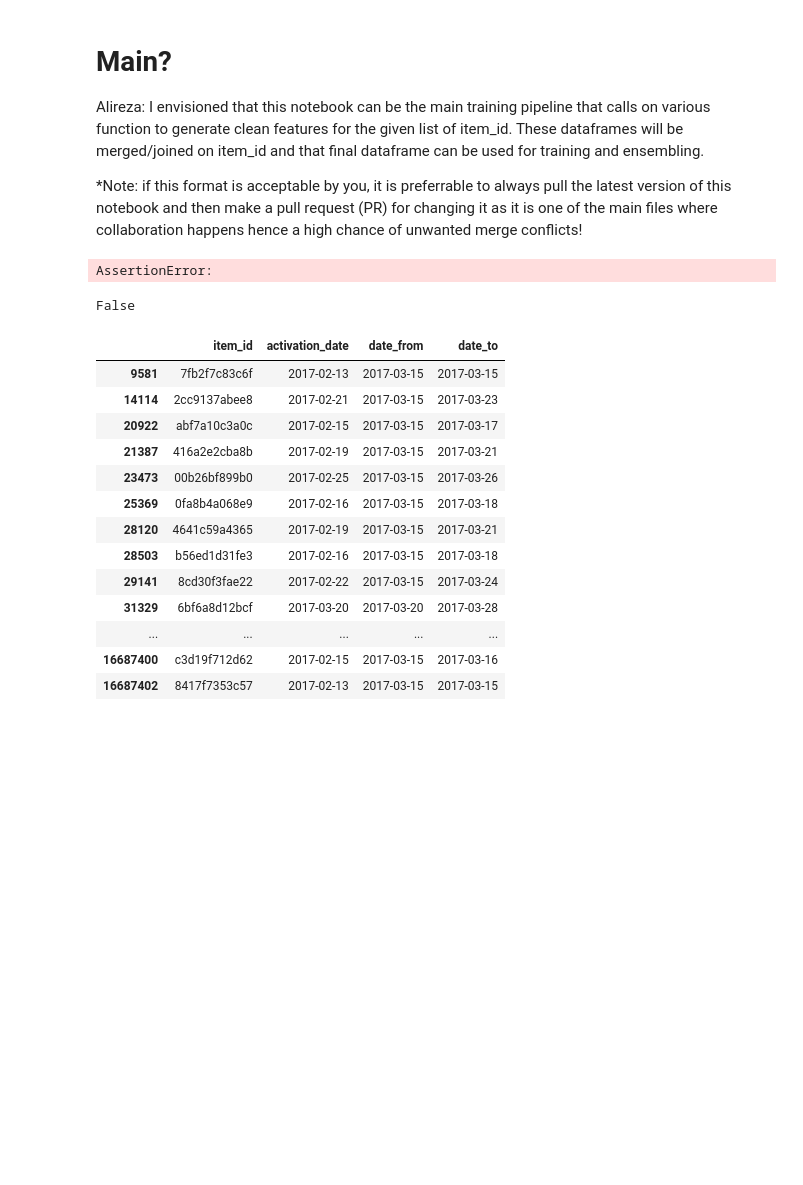
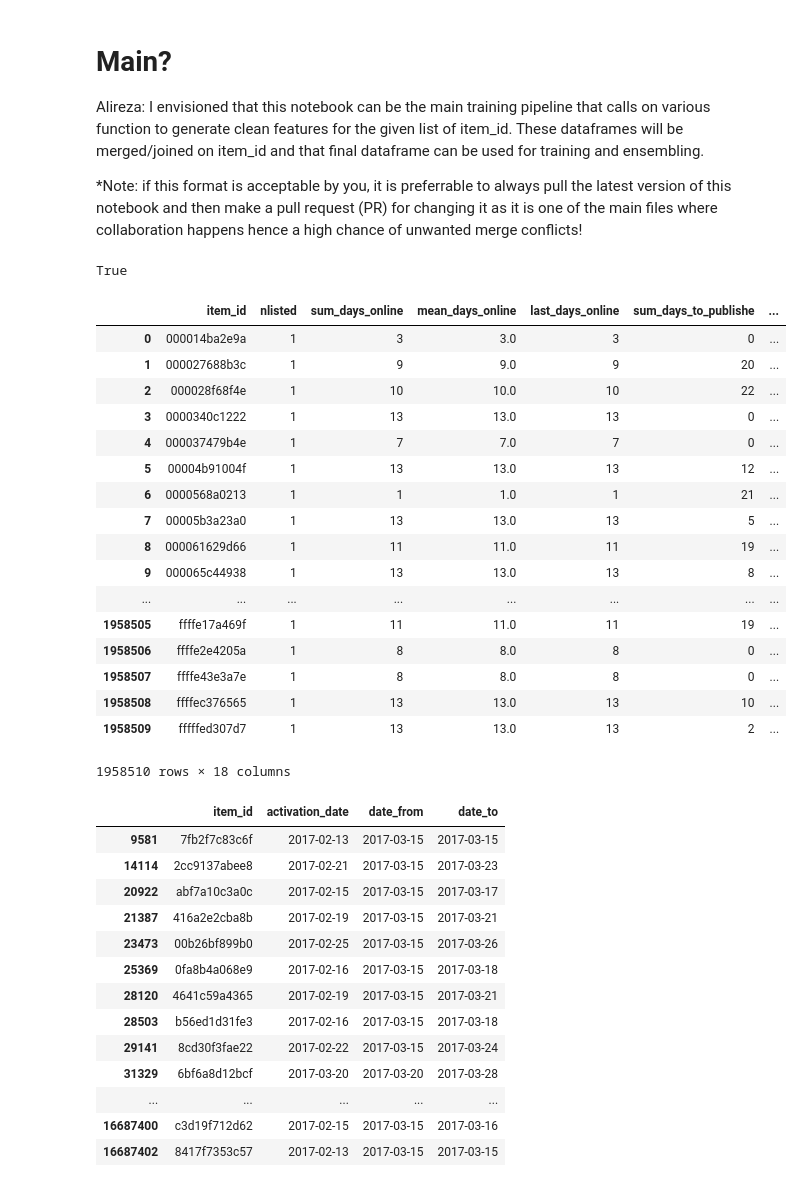
Before and after one commit to albalu/gdso-avito, a Jupyter notebook: main.ipynb, the cells around one changed output. Drawn from its saved outputs; the diff is of its cells as text; code cells hidden in the pictures; blank space fills up the shorter version.

```diff
--- a/main.ipynb
+++ b/main.ipynb
@@ -11,18 +11,38 @@ from utils import generate_periods_features
 # %%
 train_periods_file = 'data/periods_train_featurized.csv'
 ## 1) when the featurization needs to be refreshed:
-train_periods = pd.read_csv('data/periods_train.csv')
-# train_periods = generate_periods_features(train_periods)
-# train_periods.set_index('item_id').to_csv(train_periods_file)
+# train_periods = pd.read_csv('data/periods_train.csv')
+train_periods = pd.read_csv('data/periods_train_500000.csv')
+train_periods = generate_periods_features(train_periods)
+train_periods.set_index('item_id').to_csv(train_periods_file)
 
 ## 2) when there is a featurized csv is already available on your disk
 # train_periods = pd.read_csv(train_periods_file)
-# %% [output]
-AssertionError:
 # %%
 len(train_periods) == len(train_periods.drop_duplicates('item_id'))
 # %% [output]
-False
+True
+# %%
+train_periods.head()
+# %% [output]
+|  | item_id | nlisted | sum_days_online | mean_days_online | last_days_online | sum_days_to_publishe | ... |
+| 0 | 000014ba2e9a | 1 | 3 | 3.0 | 3 | 0 | ... |
+| 1 | 000027688b3c | 1 | 9 | 9.0 | 9 | 20 | ... |
+| 2 | 000028f68f4e | 1 | 10 | 10.0 | 10 | 22 | ... |
+| 3 | 0000340c1222 | 1 | 13 | 13.0 | 13 | 0 | ... |
+| 4 | 000037479b4e | 1 | 7 | 7.0 | 7 | 0 | ... |
+| 5 | 00004b91004f | 1 | 13 | 13.0 | 13 | 12 | ... |
+| 6 | 0000568a0213 | 1 | 1 | 1.0 | 1 | 21 | ... |
+| 7 | 00005b3a23a0 | 1 | 13 | 13.0 | 13 | 5 | ... |
+| 8 | 000061629d66 | 1 | 11 | 11.0 | 11 | 19 | ... |
+| 9 | 000065c44938 | 1 | 13 | 13.0 | 13 | 8 | ... |
+| ... | ... | ... | ... | ... | ... | ... | ... |
+| 1958505 | ffffe17a469f | 1 | 11 | 11.0 | 11 | 19 | ... |
+| 1958506 | ffffe2e4205a | 1 | 8 | 8.0 | 8 | 0 | ... |
+| 1958507 | ffffe43e3a7e | 1 | 8 | 8.0 | 8 | 0 | ... |
+| 1958508 | ffffec376565 | 1 | 13 | 13.0 | 13 | 10 | ... |
+| 1958509 | fffffed307d7 | 1 | 13 | 13.0 | 13 | 2 | ... |
+1958510 rows × 18 columns
 # %%
 train_periods[train_periods['item_id'].duplicated()]
 # %% [output]
```
